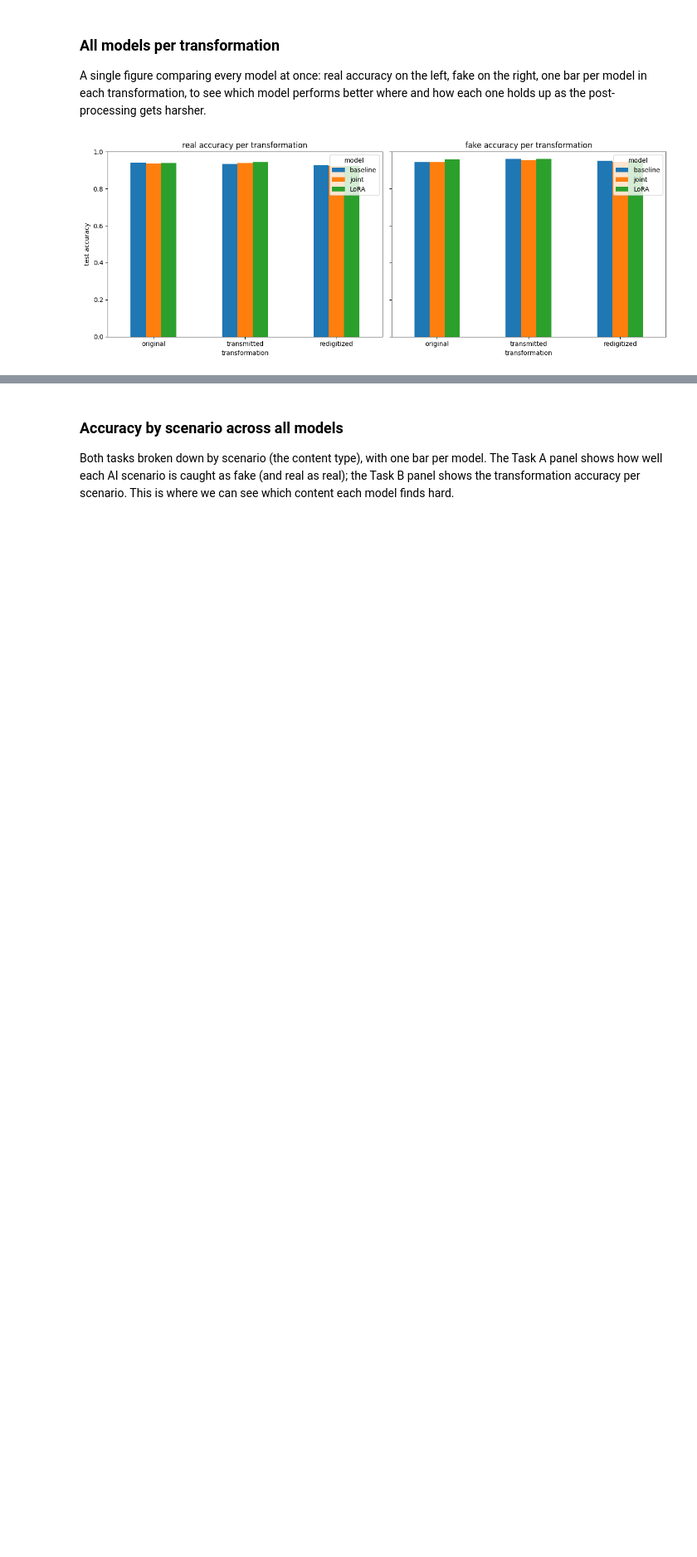
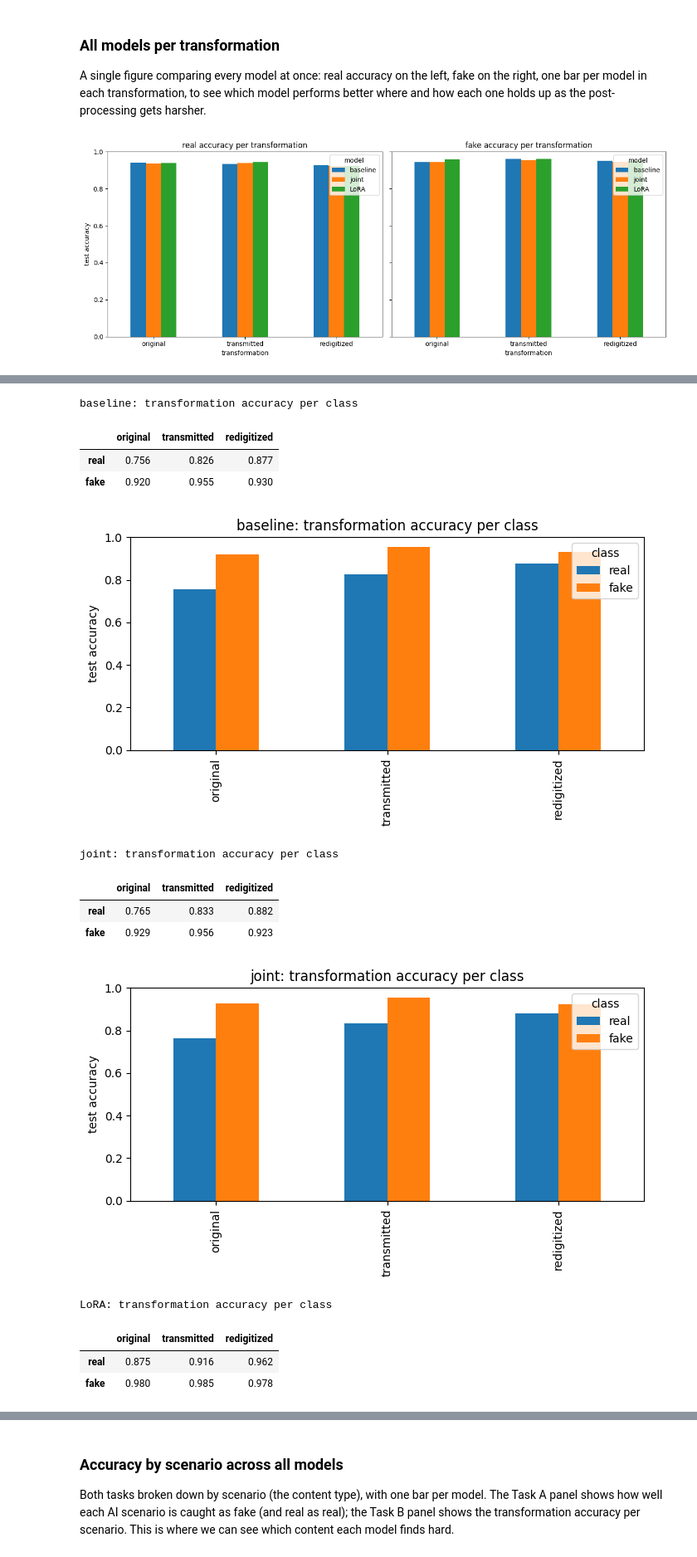
Before and after one commit to janniuni/cv_project_2526, a Jupyter notebook: cv-2526.ipynb, the cells around one changed output, grey strips where cells are left out. Shown at 83% size. Saved outputs shown, nothing was run; the diff lists cells and outputs as text; code cells hidden in the pictures; blank space fills up the shorter version.

```diff
--- a/cv-2526.ipynb
+++ b/cv-2526.ipynb
@@ -352,3 +357,14 @@ def per_transform_breakdown(y_true_rf, y_pred_rf, transform_labels):
+# %%
+def per_class_breakdown(y_true_rf, y_true_tf, y_pred_tf):
+    """Transformation accuracy for each (class, transformation) cell, on the test set."""
+    table = {}
+    for t_id, t_key in enumerate(TRANSFORM_FOLDERS):       # 0 original / 1 transfer / 2 redigital
+        col = {}
+        for cls in (0, 1):                                  # 0 = real, 1 = fake
+            mask = (y_true_rf == cls) & (y_true_tf == t_id)
+            col[REALFAKE_NAME[cls]] = (y_pred_tf[mask] == t_id).float().mean().item()
+        table[TRANSFORM_NAME[t_key]] = col
+    return pd.DataFrame(table).round(3)                     # rows = real/fake, cols = transforms
 # %% [markdown]
 #### Draw the per-transformation breakdown
 A grouped bar chart of the table above: one group per transformation, with one bar for real and
@@ -1339,0 +1342,27 @@ plot_breakdown_comparison(breakdowns)
+# %%
+class_breakdowns = {
+    "baseline": per_class_breakdown(y_true_A, transform_test, y_pred_B),
+    "joint":    per_class_breakdown(labels_realfake[is_test], transform_test, joint_pred_B),
+    "LoRA":     per_class_breakdown(true_a, lora_transform_test, pred_b),
+}
+
+for name_model, bd in class_breakdowns.items():
+    print(f"\n{name_model}: transformation accuracy per class")
+    display(bd)
+    bd.to_csv(OUT_DIR / f"class_breakdown_{name_model}.csv")
+    plot_breakdown(bd, f"{name_model}: transformation accuracy per class")
+# %% [output]
+baseline: transformation accuracy per class
+|  | original | transmitted | redigitized |
+| real | 0.756 | 0.826 | 0.877 |
+| fake | 0.920 | 0.955 | 0.930 |
+[figure, added]
+joint: transformation accuracy per class
+|  | original | transmitted | redigitized |
+| real | 0.765 | 0.833 | 0.882 |
+| fake | 0.929 | 0.956 | 0.923 |
+[figure, added]
+LoRA: transformation accuracy per class
+|  | original | transmitted | redigitized |
+| real | 0.875 | 0.916 | 0.962 |
+| fake | 0.980 | 0.985 | 0.978 |
```
Also changed, not shown: parts of 24 cells of this notebook.
